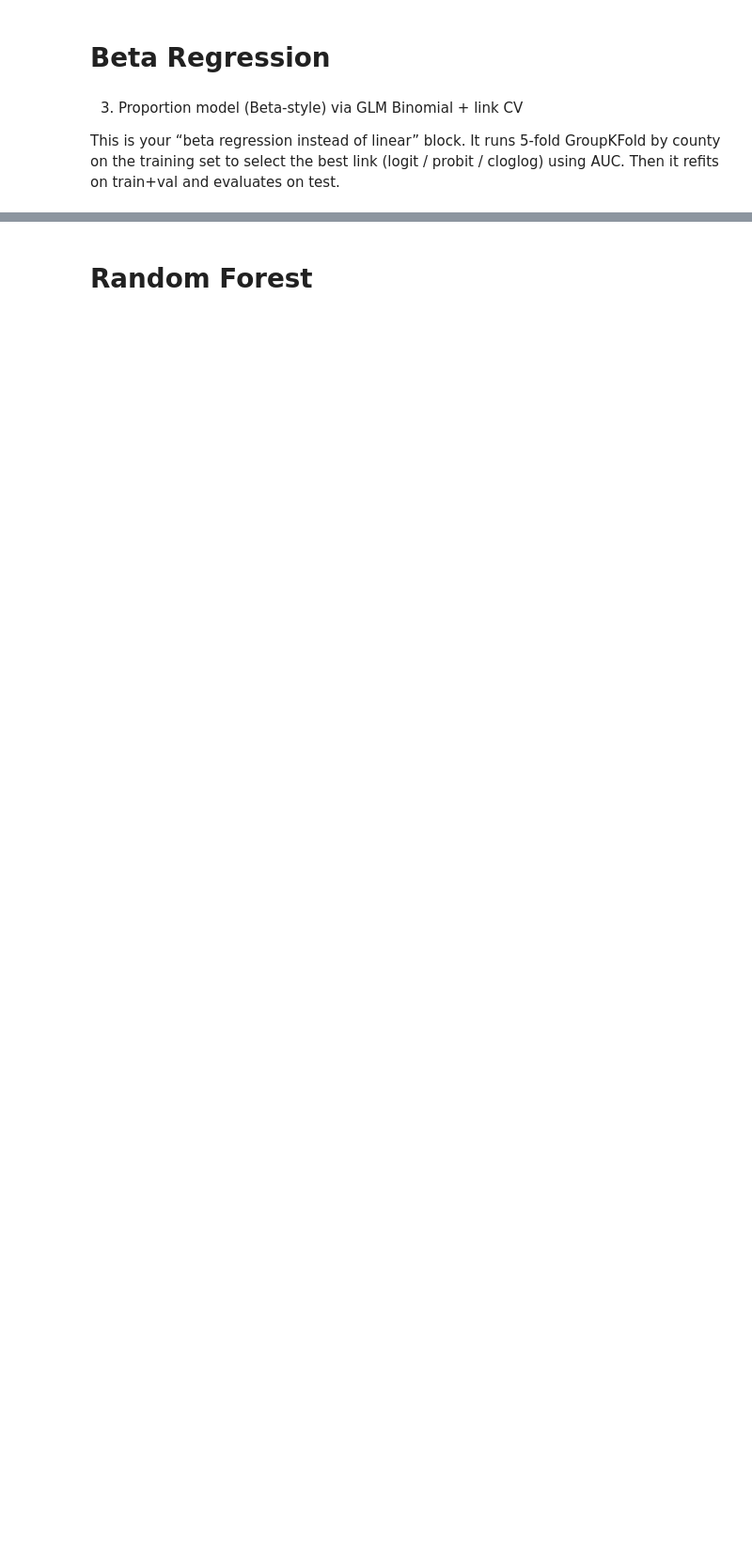
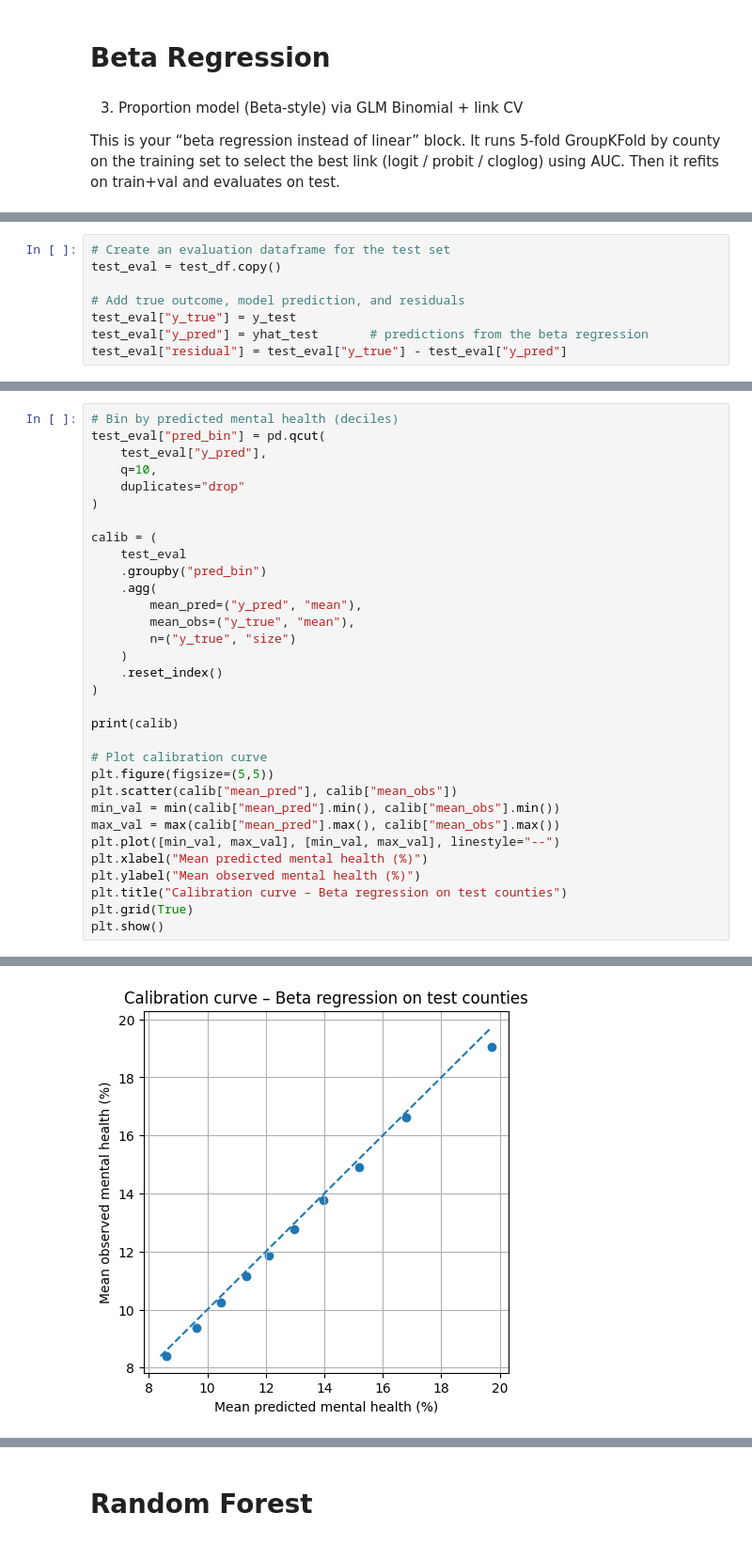
Before and after one commit to swatimisra/SDS336-Project, a Jupyter notebook: FinalRegressionModeling.ipynb, the cells around one changed output, grey strips where cells are left out. Shown at 94% size. Cells and saved outputs as stored; diff of their text form; blank space fills up the shorter version.

```diff
--- a/FinalRegressionModeling.ipynb
+++ b/FinalRegressionModeling.ipynb
@@ -231,0 +211,8 @@ Proportion model (GLM-logit) — Test AUC: 0.977
+# %%
+# Create an evaluation dataframe for the test set
+test_eval = test_df.copy()
+
+# Add true outcome, model prediction, and residuals
+test_eval["y_true"] = y_test
+test_eval["y_pred"] = yhat_test       # predictions from the beta regression
+test_eval["residual"] = test_eval["y_true"] - test_eval["y_pred"]
@@ -231,0 +246,33 @@ Proportion model (GLM-logit) — Test AUC: 0.977
+# %%
+# Bin by predicted mental health (deciles)
+test_eval["pred_bin"] = pd.qcut(
+    test_eval["y_pred"],
+    q=10,
+    duplicates="drop"
+)
+
+calib = (
+    test_eval
+    .groupby("pred_bin")
+    .agg(
+        mean_pred=("y_pred", "mean"),
+        mean_obs=("y_true", "mean"),
+        n=("y_true", "size")
+    )
+    .reset_index()
+)
+
+print(calib)
+
+# Plot calibration curve
+plt.figure(figsize=(5,5))
+plt.scatter(calib["mean_pred"], calib["mean_obs"])
+min_val = min(calib["mean_pred"].min(), calib["mean_obs"].min())
+max_val = max(calib["mean_pred"].max(), calib["mean_obs"].max())
+plt.plot([min_val, max_val], [min_val, max_val], linestyle="--")
+plt.xlabel("Mean predicted mental health (%)")
+plt.ylabel("Mean observed mental health (%)")
+plt.title("Calibration curve – Beta regression on test counties")
+plt.grid(True)
+plt.show()
+# %% [output]
@@ -231,0 +290 @@ Proportion model (GLM-logit) — Test AUC: 0.977
+[figure, added]
```
Also changed, not shown: parts of 46 cells of this notebook.
